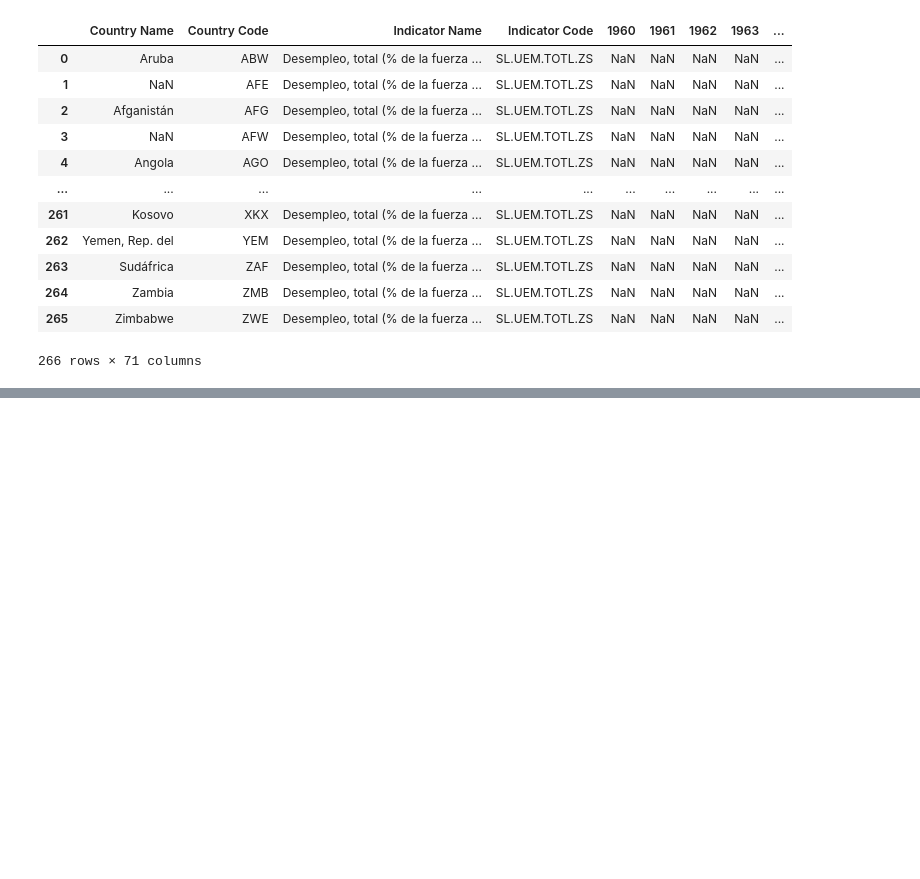
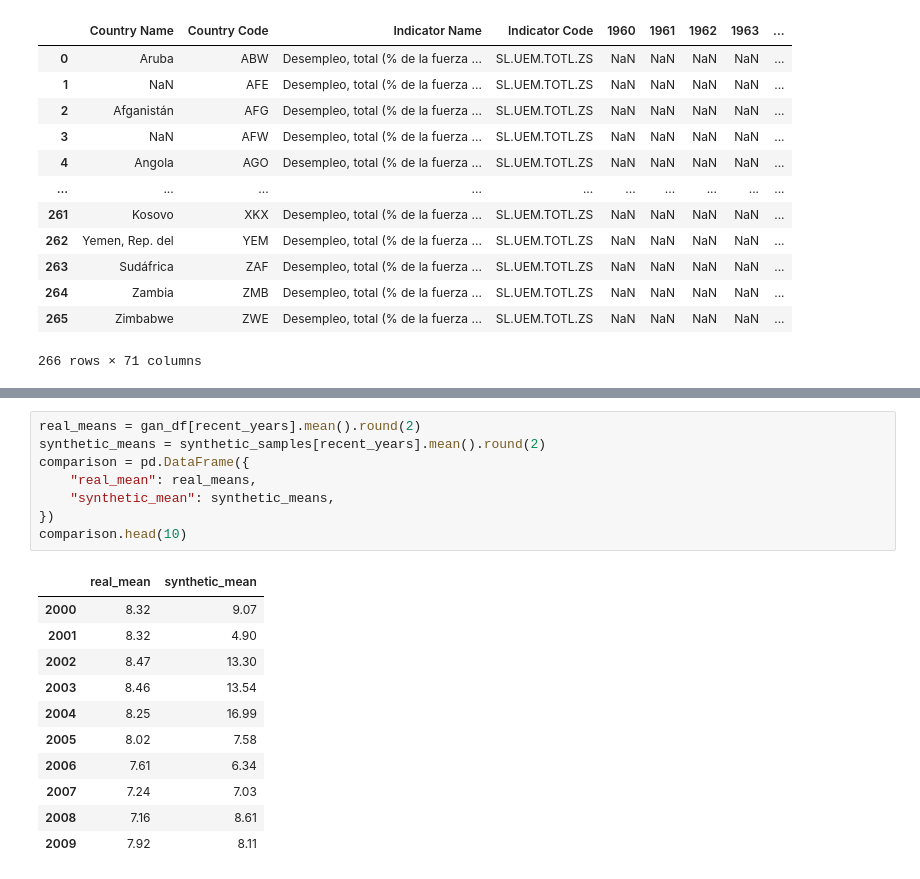
Before and after one commit to anpalopg/IA_Taller_Num2, a Jupyter notebook: main.ipynb, the cells around one changed output, grey strips where cells are left out. Cells and saved outputs as stored; diff of their text form; blank space fills up the shorter version.

```diff
--- a/main.ipynb
+++ b/main.ipynb
@@ -365,0 +555,20 @@ https://www.tensorflow.org/tutorials/generative/dcgan?utm_source=copilot.com&hl=
+# %%
+real_means = gan_df[recent_years].mean().round(2)
+synthetic_means = synthetic_samples[recent_years].mean().round(2)
+comparison = pd.DataFrame({
+    "real_mean": real_means,
+    "synthetic_mean": synthetic_means,
+})
+comparison.head(10)
+# %% [output]
+|  | real_mean | synthetic_mean |
+| 2000 | 8.32 | 9.07 |
+| 2001 | 8.32 | 4.90 |
+| 2002 | 8.47 | 13.30 |
+| 2003 | 8.46 | 13.54 |
+| 2004 | 8.25 | 16.99 |
+| 2005 | 8.02 | 7.58 |
+| 2006 | 7.61 | 6.34 |
+| 2007 | 7.24 | 7.03 |
+| 2008 | 7.16 | 8.61 |
+| 2009 | 7.92 | 8.11 |
```
Also changed, not shown: parts of 14 cells of this notebook, 8 other files.
